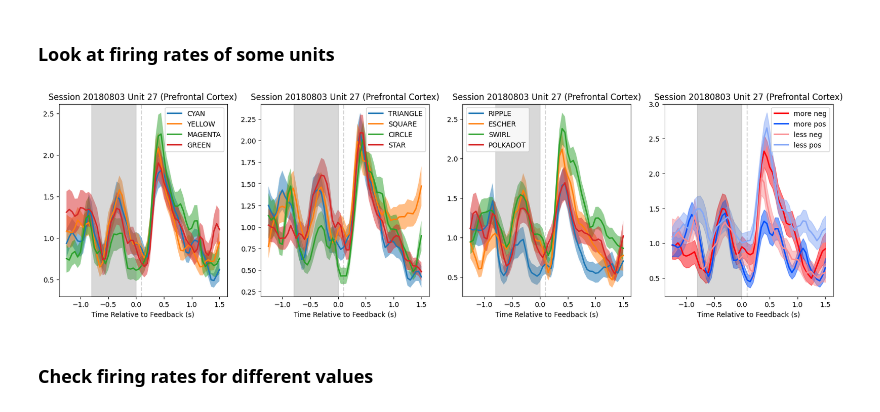
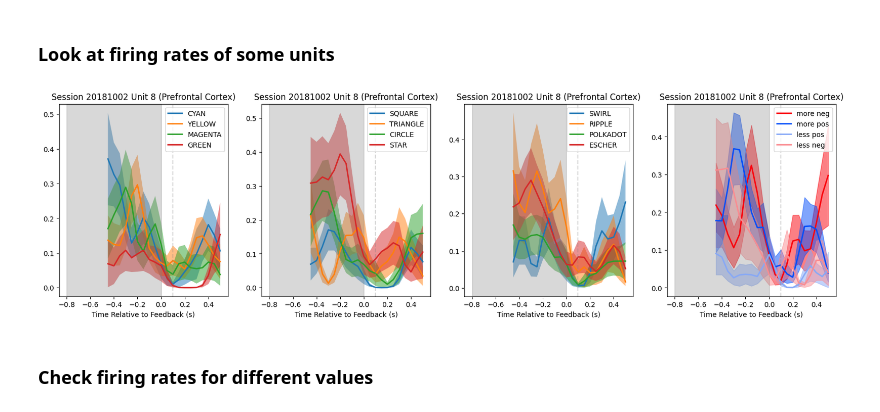
Before and after one commit to pqz317/wcst_decode, a Jupyter notebook: notebooks/20240405_examine_value_glms.ipynb, the cells around one changed output. Cells and saved outputs as stored; diff of their text form; code cells hidden in the pictures.

```diff
--- a/notebooks/20240405_examine_value_glms.ipynb
+++ b/notebooks/20240405_examine_value_glms.ipynb
@@ -64,8 +62,6 @@ for unit in merged.UnitID.unique():
     ax.legend()
 # %% [markdown]
 ### Look at firing rates of some units
-# %%
-unit_id = 27
 # %%
 SESS_BEHAVIOR_PATH = "/data/rawdata/sub-SA/sess-{sess_name}/behavior/sub-SA_sess-{sess_name}_object_features.csv"
 
@@ -116,10 +112,12 @@ def plot_features_frs_for_unit(unit_row):
             }
         visualization_utils.plot_mean_frs_by_group(session, unit_id, frs, valid_beh_rpes, group_name, pos, axs[i], mode="FiringRate", group_colors=group_colors)
 # %%
-unit_row = positions[positions.UnitID == unit_id].iloc[0]
+pseudo_unit_id = 2018100208
+positions = spike_utils.get_unit_positions(sessions)
+unit_row = positions[positions.PseudoUnitID == pseudo_unit_id].iloc[0]
 plot_features_frs_for_unit(unit_row)
 # %% [output]
-[figure, old version]
+[figure, new version]
 # %% [markdown]
 ### Check firing rates for different values
 # %%
```
Also changed, not shown: parts of 5 cells of this notebook, 10 other files.
